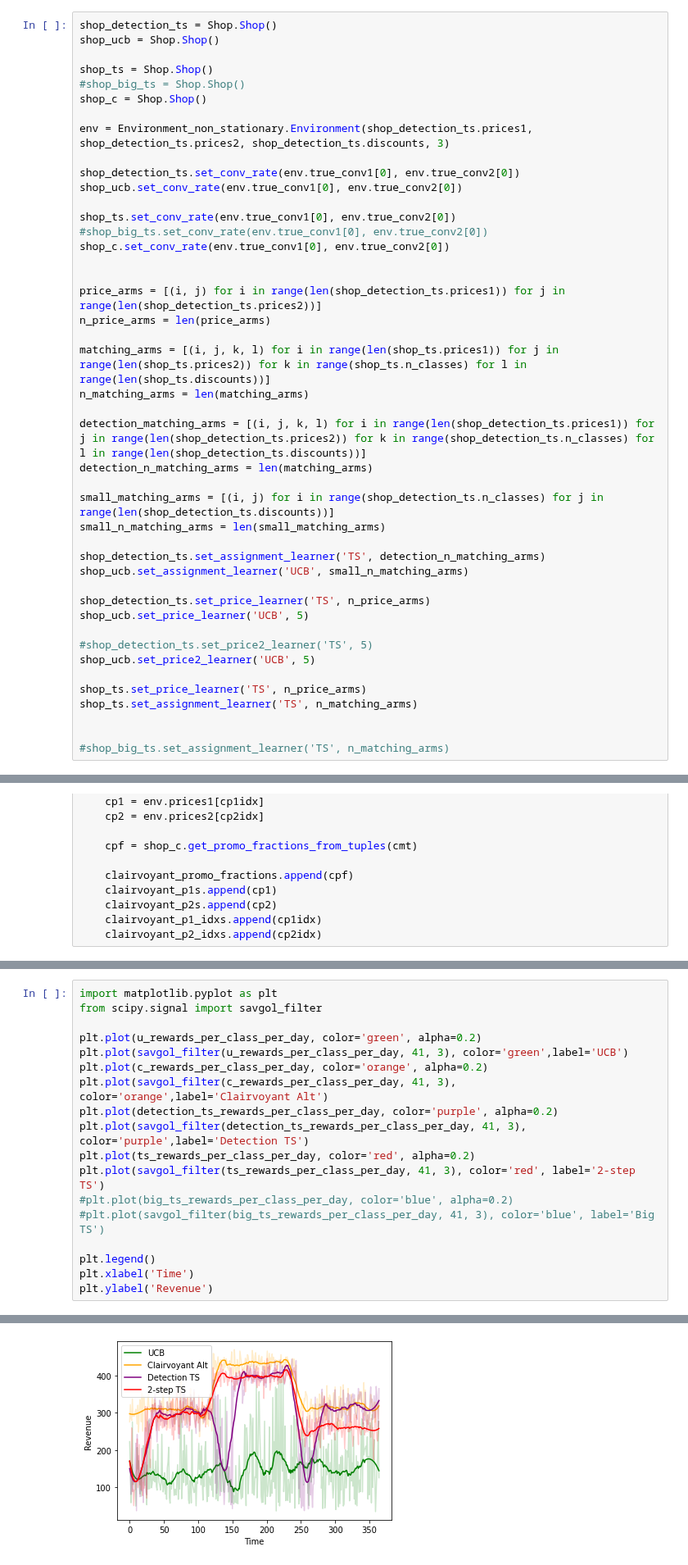
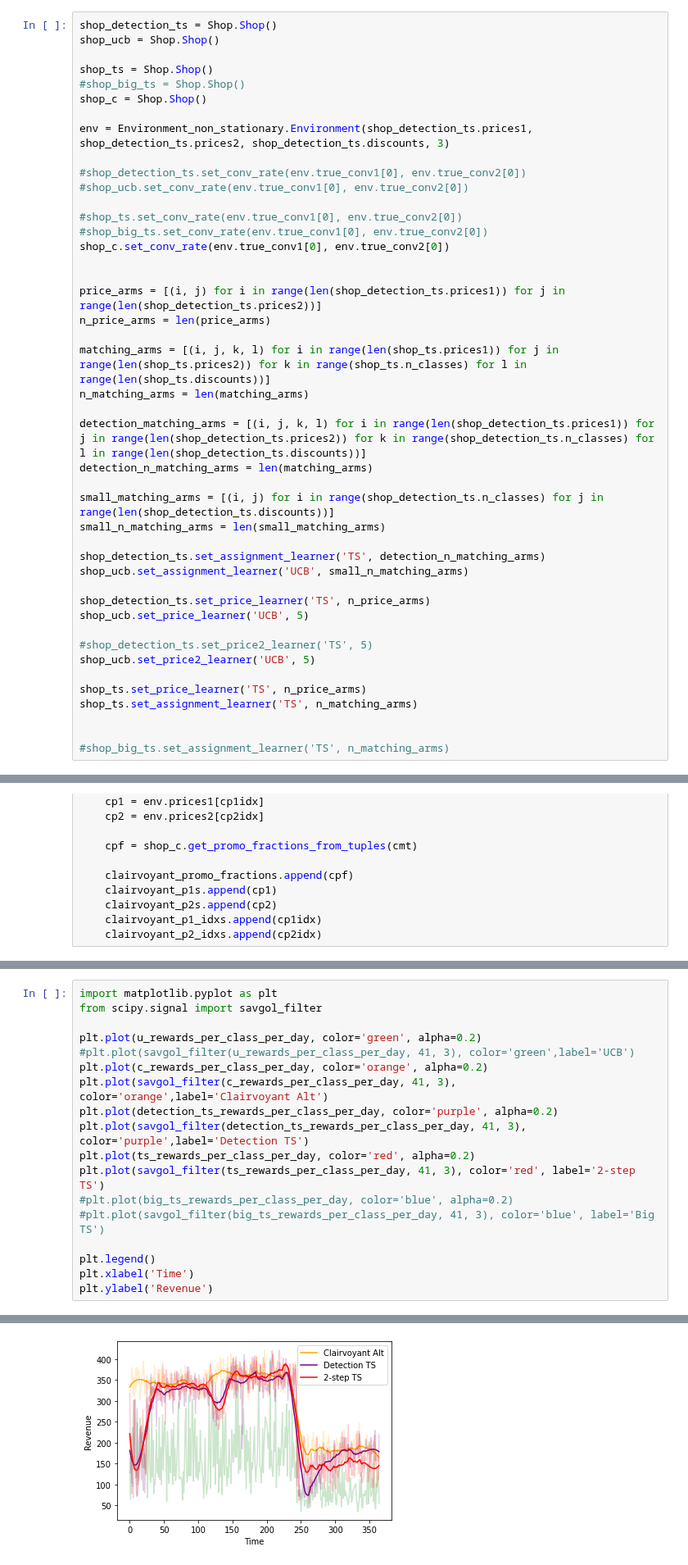
Before and after one commit to AliceCasali/Data_Intelligence_Application, a Jupyter notebook: step8.ipynb, the cells around one changed output, grey strips where cells are left out. Shown at 82% size. Saved outputs shown, nothing was run; the diff lists cells and outputs as text.

Commit message:
Fixed true conversion rate problem

```diff
--- a/step8.ipynb
+++ b/step8.ipynb
@@ -13,10 +13,10 @@ shop_c = Shop.Shop()
 
 env = Environment_non_stationary.Environment(shop_detection_ts.prices1, shop_detection_ts.prices2, shop_detection_ts.discounts, 3)
 
-shop_detection_ts.set_conv_rate(env.true_conv1[0], env.true_conv2[0])
-shop_ucb.set_conv_rate(env.true_conv1[0], env.true_conv2[0])
+#shop_detection_ts.set_conv_rate(env.true_conv1[0], env.true_conv2[0])
+#shop_ucb.set_conv_rate(env.true_conv1[0], env.true_conv2[0])
 
-shop_ts.set_conv_rate(env.true_conv1[0], env.true_conv2[0])
+#shop_ts.set_conv_rate(env.true_conv1[0], env.true_conv2[0])
 #shop_big_ts.set_conv_rate(env.true_conv1[0], env.true_conv2[0])
 shop_c.set_conv_rate(env.true_conv1[0], env.true_conv2[0])
 
@@ -283,22 +282,22 @@ CHANGE DETECTED! 121
 # %%
 import matplotlib.pyplot as plt
 from scipy.signal import savgol_filter
 
 plt.plot(u_rewards_per_class_per_day, color='green', alpha=0.2)
-plt.plot(savgol_filter(u_rewards_per_class_per_day, 41, 3), color='green',label='UCB')
+#plt.plot(savgol_filter(u_rewards_per_class_per_day, 41, 3), color='green',label='UCB')
 plt.plot(c_rewards_per_class_per_day, color='orange', alpha=0.2)
 plt.plot(savgol_filter(c_rewards_per_class_per_day, 41, 3), color='orange',label='Clairvoyant Alt')
 plt.plot(detection_ts_rewards_per_class_per_day, color='purple', alpha=0.2)
 plt.plot(savgol_filter(detection_ts_rewards_per_class_per_day, 41, 3), color='purple',label='Detection TS')
 plt.plot(ts_rewards_per_class_per_day, color='red', alpha=0.2)
 plt.plot(savgol_filter(ts_rewards_per_class_per_day, 41, 3), color='red', label='2-step TS')
 #plt.plot(big_ts_rewards_per_class_per_day, color='blue', alpha=0.2)
 #plt.plot(savgol_filter(big_ts_rewards_per_class_per_day, 41, 3), color='blue', label='Big TS')
 
 plt.legend()
 plt.xlabel('Time')
 plt.ylabel('Revenue')
 # %% [output]
 Text(0, 0.5, 'Revenue')
-[figure, old version]
+[figure, new version]
 # %%
```
Also changed, not shown: parts of 4 cells of this notebook, 5 other files.
